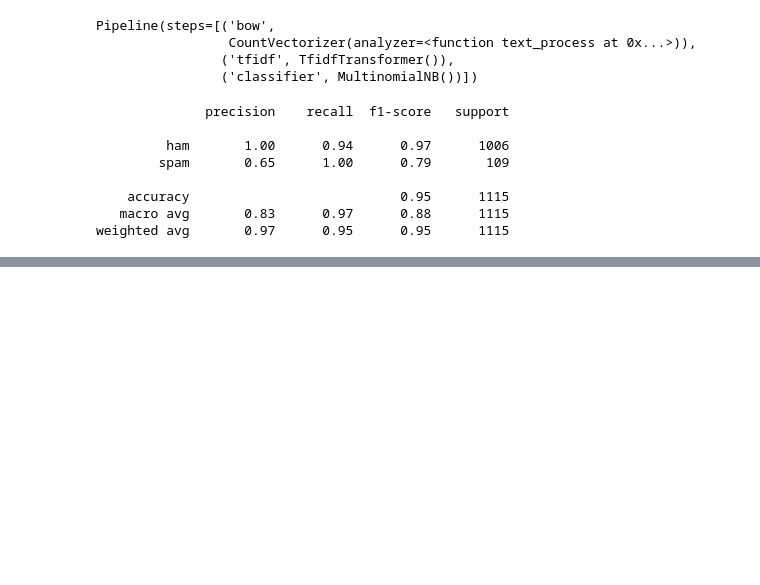
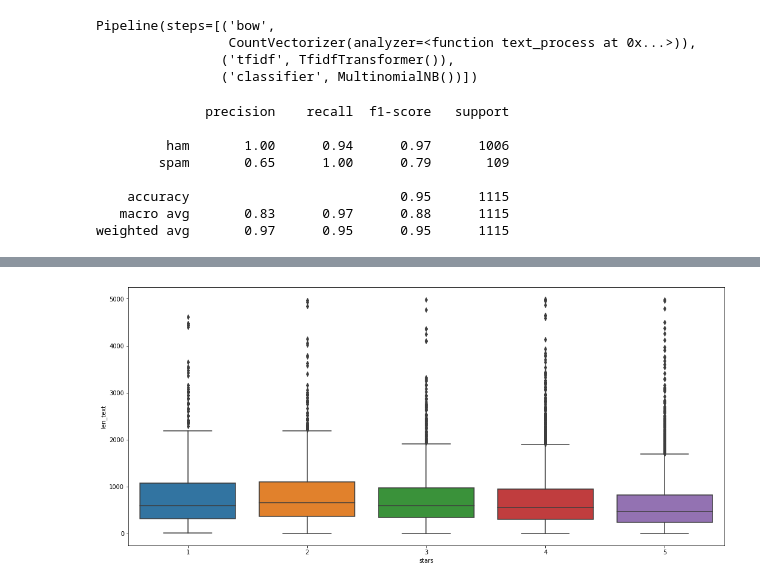
Before and after one commit to FivMeyer/Python_Studies, a Jupyter notebook: 10_nlp.ipynb, the cells around one changed output, grey strips where cells are left out. Saved outputs shown, nothing was run; the diff lists cells and outputs as text; code cells hidden in the pictures; blank space fills up the shorter version.

```diff
--- a/10_nlp.ipynb
+++ b/10_nlp.ipynb
@@ -333,0 +391,5 @@ weighted avg       0.97      0.95      0.95      1115
+# %%
+plt.figure(figsize=(18,8))
+sns.boxplot(x='stars', y='len_text', data=yelp);
+# %% [output]
+[figure, added]
```
Also changed, not shown: parts of 28 cells of this notebook.
